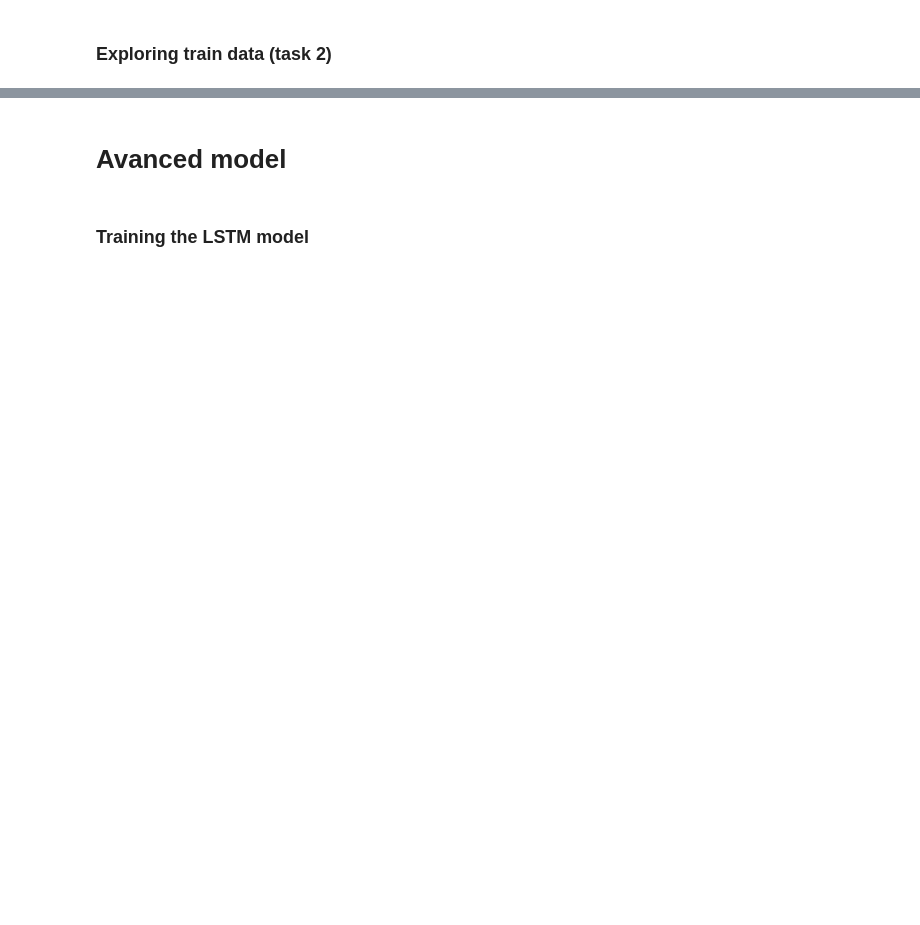
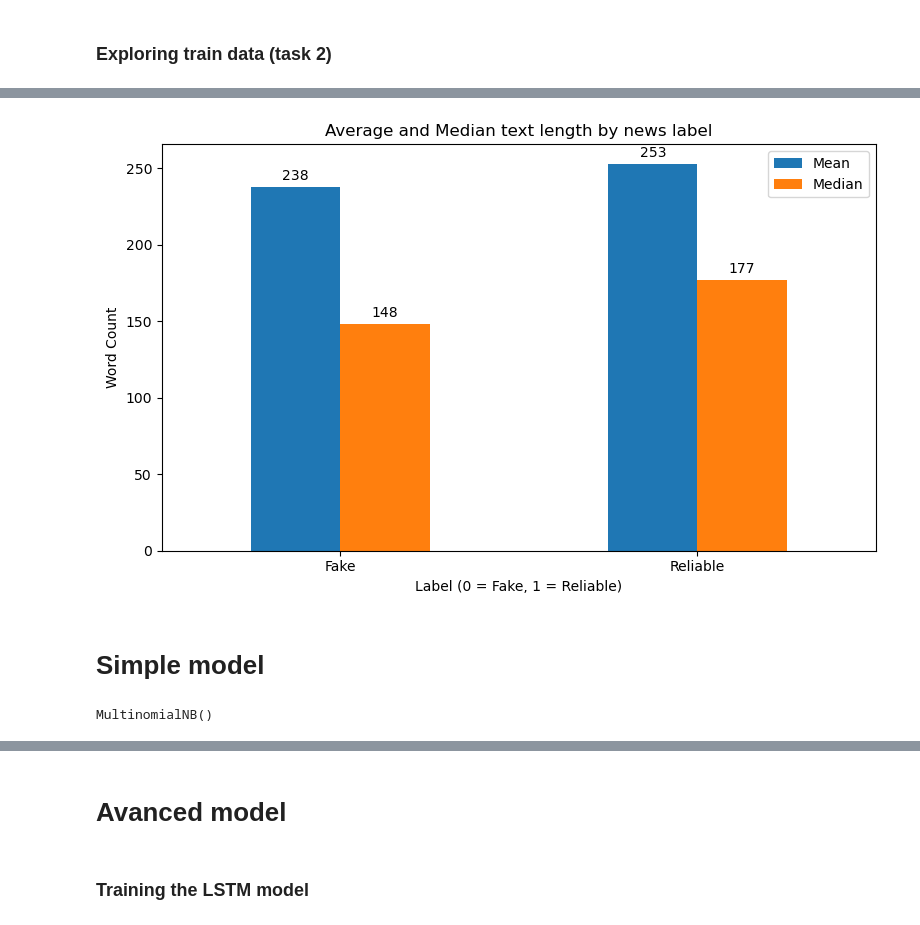
Before and after one commit to emmampakarinen/intelligent-systems-project, a Jupyter notebook: project.ipynb, the cells around one changed output, grey strips where cells are left out. Cells and saved outputs as stored; diff of their text form; code cells hidden in the pictures; blank space fills up the shorter version.

```diff
--- a/project.ipynb
+++ b/project.ipynb
@@ -227,0 +209,17 @@ plt.show()
+# %%
+avg_md_stats = df_train.groupby("label")["text_length"].agg(["mean", "median"])
+
+ax = avg_md_stats.plot(kind="bar", figsize=(8, 5))
+plt.title("Average and Median text length by news label")
+plt.xlabel("Label (0 = Fake, 1 = Reliable)")
+plt.ylabel("Word Count")
+plt.xticks(ticks=[0, 1], labels=["Fake", "Reliable"], rotation=0)
+plt.legend(["Mean", "Median"])
+plt.tight_layout()
+for container in ax.containers:
+    ax.bar_label(container, fmt="%.0f", padding=3)
+plt.show()
+# %% [output]
+[figure, added]
+# %% [markdown]
+# Simple model
@@ -227,0 +249,6 @@ plt.show()
+# %%
+# training the model
+model = MultinomialNB()
+model.fit(x_train_vec, y_train)
+# %% [output]
+MultinomialNB()
```
Also changed, not shown: parts of 26 cells of this notebook, 1 other file.
